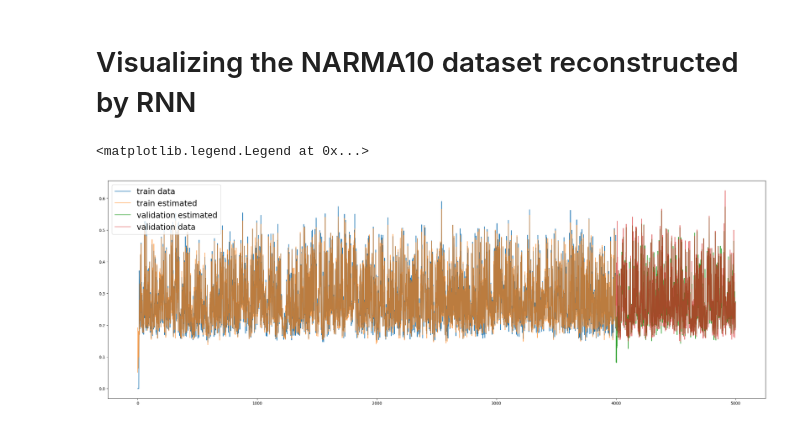
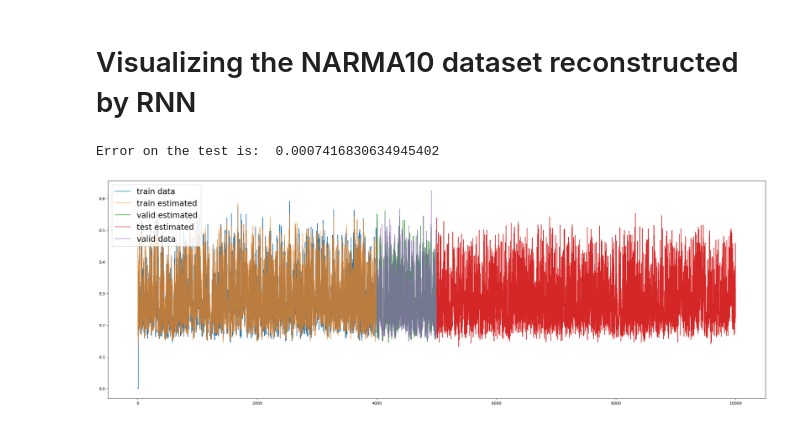
Before and after one commit to U-n-Own/UniversityNotes, a Jupyter notebook: Assignments/ComputationalNeuroscience/ThirdAssignment/TimeDelayNN.ipynb, the cells around one changed output. Saved outputs shown, nothing was run; the diff lists cells and outputs as text; code cells hidden in the pictures.

```diff
--- a/Assignments/ComputationalNeuroscience/ThirdAssignment/TimeDelayNN.ipynb
+++ b/Assignments/ComputationalNeuroscience/ThirdAssignment/TimeDelayNN.ipynb
@@ -407,27 +427,36 @@ plt.legend(['Training Loss'], loc='upper left', fontsize=10)
 # %%
 # get prediction for training and validation
 train_input_tensor = torch.Tensor(train_input.values).unsqueeze(1).unsqueeze(2)
 output_train, _ = rnn(train_input_tensor)
 
 valid_input_tensor = torch.Tensor(valid_input.values).unsqueeze(1).unsqueeze(2)
 output_valid, _ = rnn(valid_input_tensor)
 
+test_input_tensor = torch.Tensor(test_input.values).unsqueeze(1).unsqueeze(2)
+output_test, _ = rnn(test_input_tensor)
+
 # detach the tensor
 output_train = output_train.detach().numpy()
 output_valid = output_valid.detach().numpy()
+output_test = output_test.detach().numpy()
 
 # figsize 30,10
 plt.figure(figsize=(30,10))
 # add ground truth for train output
 plt.plot(train_output)
 # add estimated output for train output
 # plot only the first of the tensor
 plt.plot(output_train[:,0], alpha=0.7)
 # after 4000 step put the output_valid
 plt.plot(np.arange(4000, 5000), output_valid[:,0])
+plt.plot(np.arange(5000, 10000), output_test[:,0])
 # plot output to see if valid is correct
 plt.plot(valid_output, alpha=0.7)
-plt.legend(['train data', 'train estimated', 'validation estimated', 'validation data'], loc='upper left', fontsize=20)
+plt.legend(['train data', 'train estimated', 'valid estimated', 'test estimated', 'valid data'], loc='upper left', fontsize=20)
+
+# Print error for the test is
+error_test = np.mean((output_test[:,0,0] - test_output)**2)
+print("Error on the test is: ", error_test)
 # %% [output]
-<matplotlib.legend.Legend at 0x...>
+Error on the test is:  0.0007416830634945402
-[figure, old version]
+[figure, new version]
```
Also changed, not shown: parts of 9 cells of this notebook.
